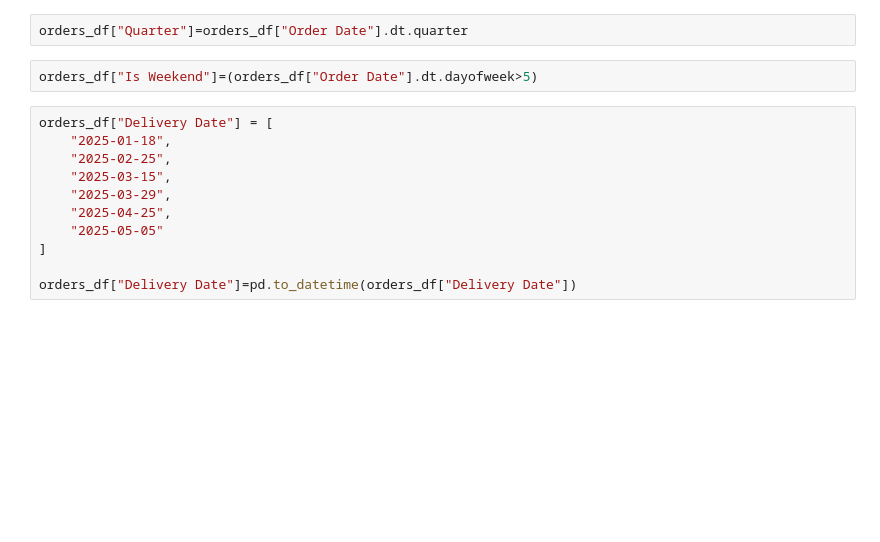
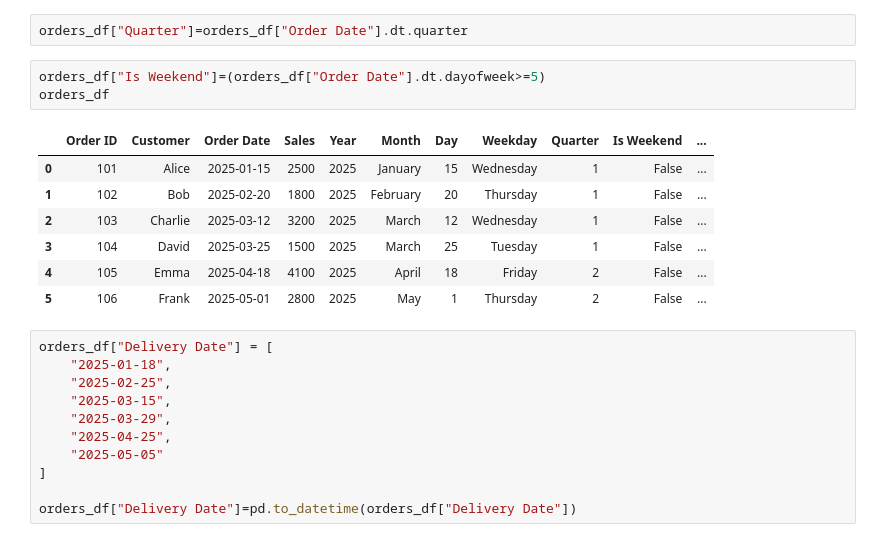
Before and after one commit to srinageswaran2006/Python-for-Data-Analysis, a Jupyter notebook: 03_Pandas/03_Pandas_Notes_and_Practice.ipynb, the cells around one changed output. Cells and saved outputs as stored; diff of their text form; blank space fills up the shorter version.

```diff
--- a/03_Pandas/03_Pandas_Notes_and_Practice.ipynb
+++ b/03_Pandas/03_Pandas_Notes_and_Practice.ipynb
@@ -620,7 +1231,16 @@ orders_df["Order Date"][orders_df["Order Date"].dt.month==3] # can also use orde
 # %%
 orders_df["Quarter"]=orders_df["Order Date"].dt.quarter
 # %%
-orders_df["Is Weekend"]=(orders_df["Order Date"].dt.dayofweek>5)
+orders_df["Is Weekend"]=(orders_df["Order Date"].dt.dayofweek>=5)
+orders_df
+# %% [output]
+|  | Order ID | Customer | Order Date | Sales | Year | Month | Day | Weekday | Quarter | Is Weekend | ... |
+| 0 | 101 | Alice | 2025-01-15 | 2500 | 2025 | January | 15 | Wednesday | 1 | False | ... |
+| 1 | 102 | Bob | 2025-02-20 | 1800 | 2025 | February | 20 | Thursday | 1 | False | ... |
+| 2 | 103 | Charlie | 2025-03-12 | 3200 | 2025 | March | 12 | Wednesday | 1 | False | ... |
+| 3 | 104 | David | 2025-03-25 | 1500 | 2025 | March | 25 | Tuesday | 1 | False | ... |
+| 4 | 105 | Emma | 2025-04-18 | 4100 | 2025 | April | 18 | Friday | 2 | False | ... |
+| 5 | 106 | Frank | 2025-05-01 | 2800 | 2025 | May | 1 | Thursday | 2 | False | ... |
 # %%
 orders_df["Delivery Date"] = [
     "2025-01-18",
```
Also changed, not shown: parts of 94 cells of this notebook.
